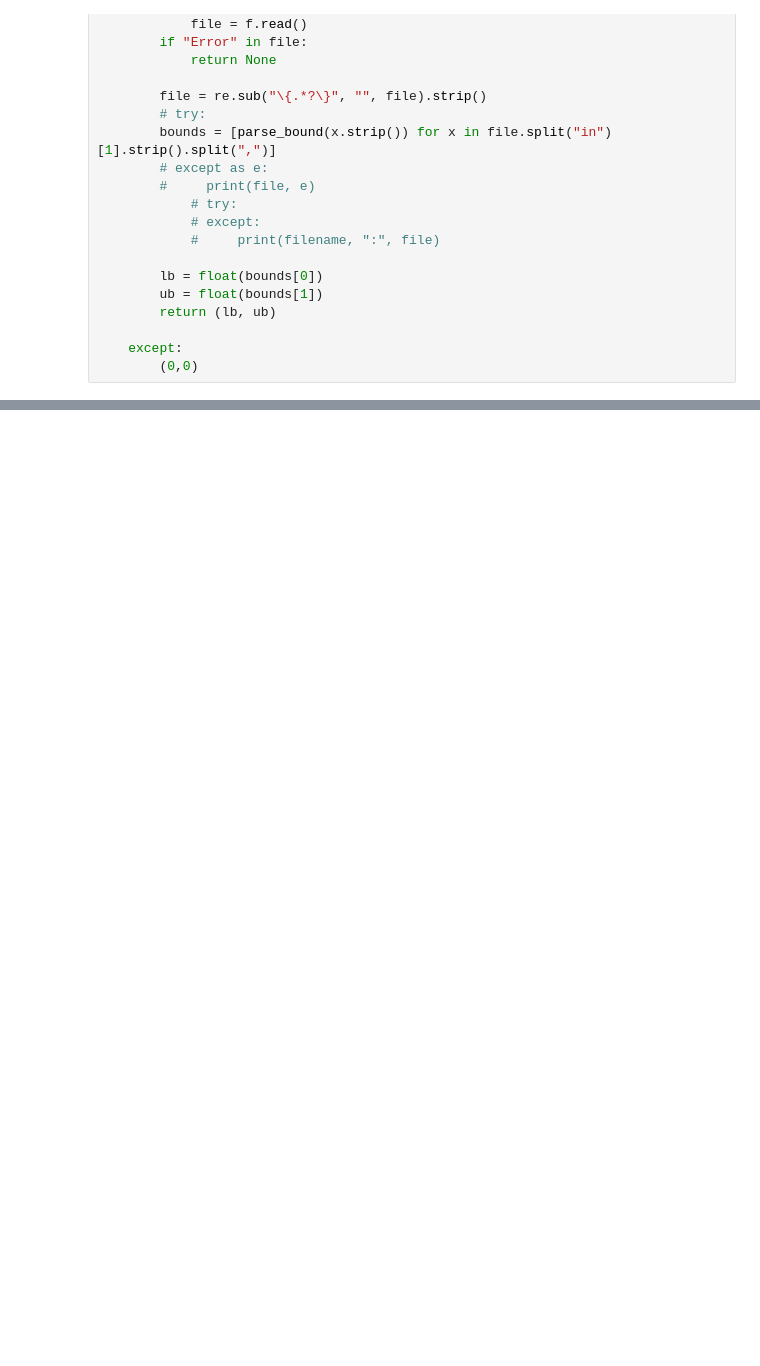
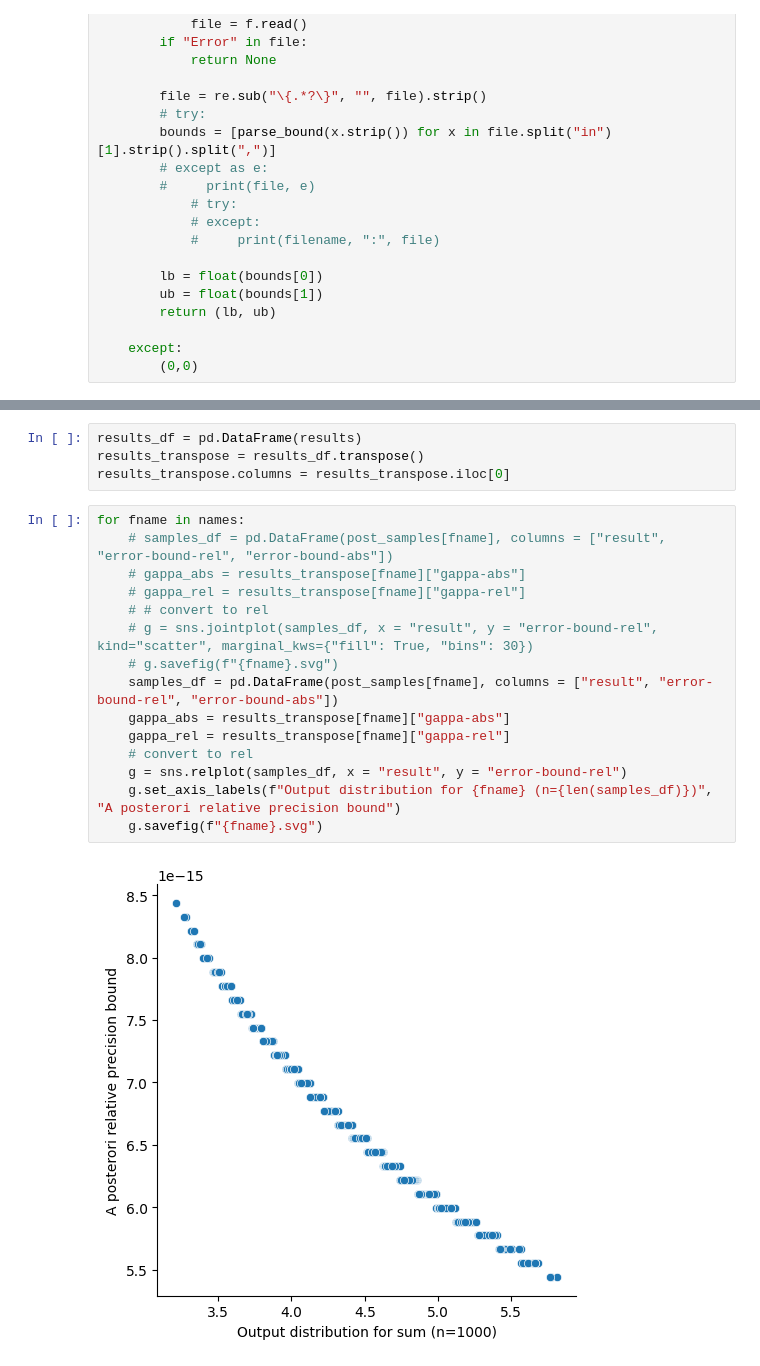
Before and after one commit to Athena-Types/numerics-playground, a Jupyter notebook: plots/pldi.ipynb, the cells around one changed output, grey strips where cells are left out. Cells and saved outputs as stored; diff of their text form; blank space fills up the shorter version.

```diff
--- a/plots/pldi.ipynb
+++ b/plots/pldi.ipynb
@@ -114,0 +162,21 @@ for fname in names:
+# %%
+results_df = pd.DataFrame(results)
+results_transpose = results_df.transpose()
+results_transpose.columns = results_transpose.iloc[0]
+# %%
+for fname in names:
+    # samples_df = pd.DataFrame(post_samples[fname], columns = ["result", "error-bound-rel", "error-bound-abs"])
+    # gappa_abs = results_transpose[fname]["gappa-abs"]
+    # gappa_rel = results_transpose[fname]["gappa-rel"]
+    # # convert to rel
+    # g = sns.jointplot(samples_df, x = "result", y = "error-bound-rel", kind="scatter", marginal_kws={"fill": True, "bins": 30})
+    # g.savefig(f"{fname}.svg")
+    samples_df = pd.DataFrame(post_samples[fname], columns = ["result", "error-bound-rel", "error-bound-abs"])
+    gappa_abs = results_transpose[fname]["gappa-abs"]
+    gappa_rel = results_transpose[fname]["gappa-rel"]
+    # convert to rel
+    g = sns.relplot(samples_df, x = "result", y = "error-bound-rel")
+    g.set_axis_labels(f"Output distribution for {fname} (n={len(samples_df)})", "A posterori relative precision bound")
+    g.savefig(f"{fname}.svg")
+# %% [output]
+[figure, added]
```
Also changed, not shown: parts of 23 cells of this notebook.
